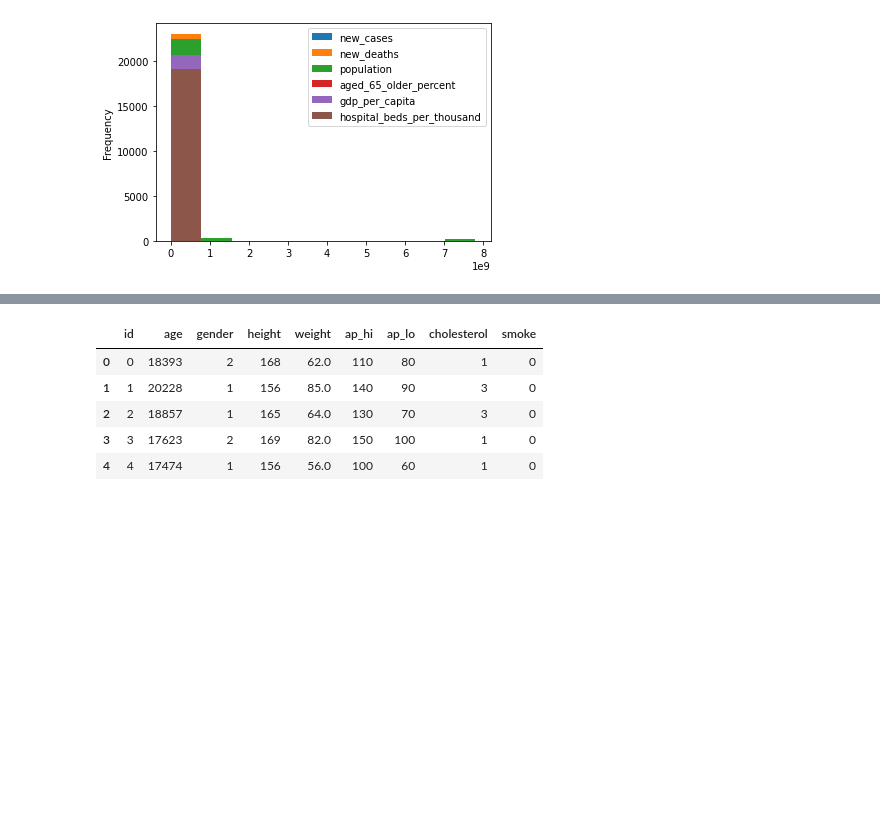
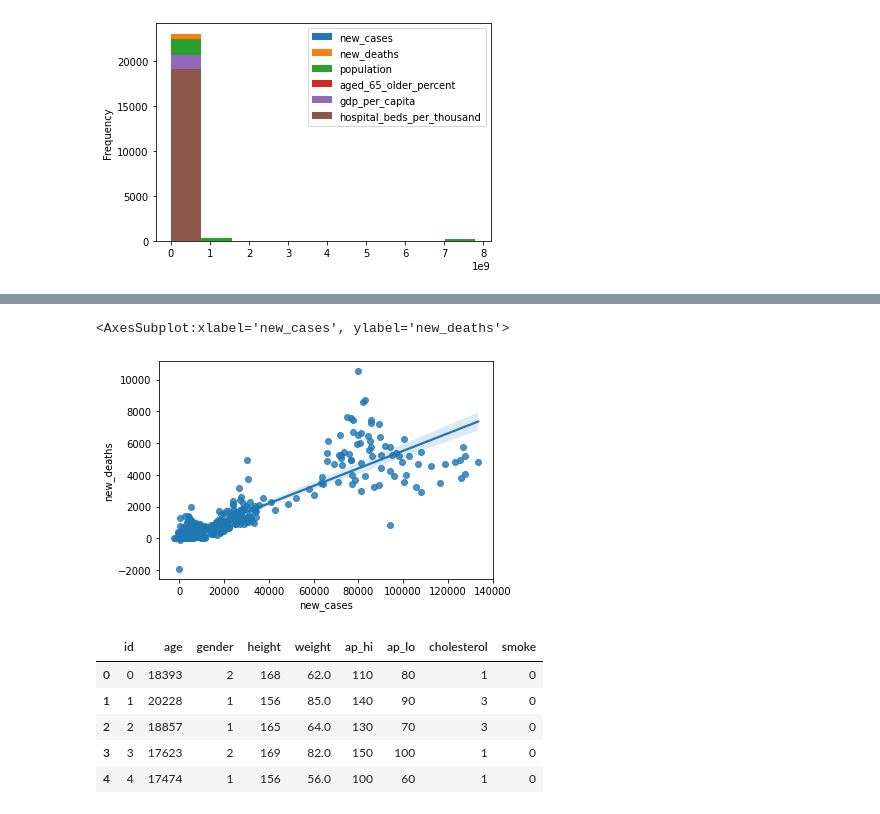
Before and after one commit to EnochAy/Turing-Data-Analytics_Science_Test, a Jupyter notebook: turing.ipynb, the cells around one changed output, grey strips where cells are left out. Cells and saved outputs as stored; diff of their text form; code cells hidden in the pictures; blank space fills up the shorter version.

```diff
--- a/turing.ipynb
+++ b/turing.ipynb
@@ -69,3 +75,8 @@ df.plot.hist()
+# %%
+sns.regplot(x = df['new_cases'], y = df['new_deaths'], data = df)
+# %% [output]
+<AxesSubplot:xlabel='new_cases', ylabel='new_deaths'>
+[figure, added]
 # %%
 #Load Data
 df1 = pd.read_csv('C:/Users/USER/Desktop/Turing Data Analytics_Science_Test/cardio_base.csv')
```
Also changed, not shown: parts of 2 cells of this notebook.
